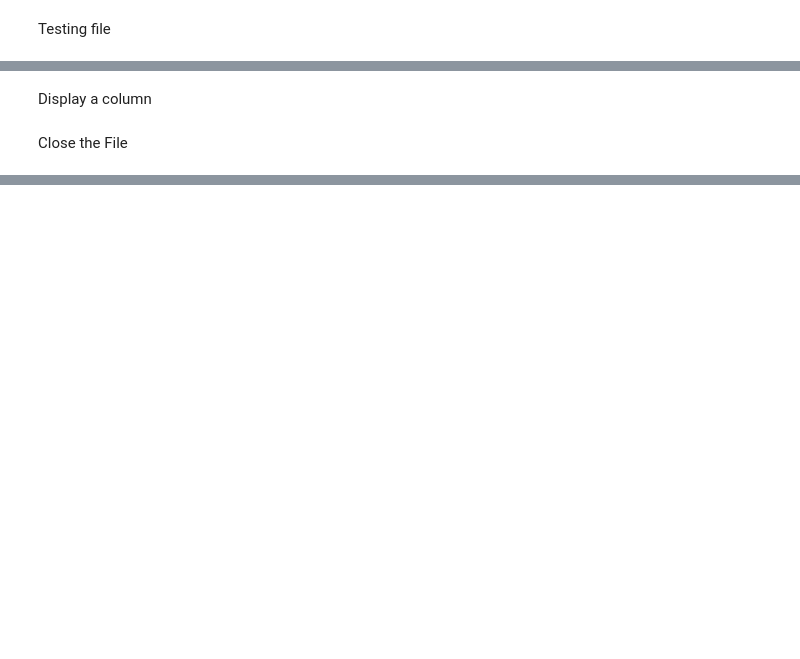
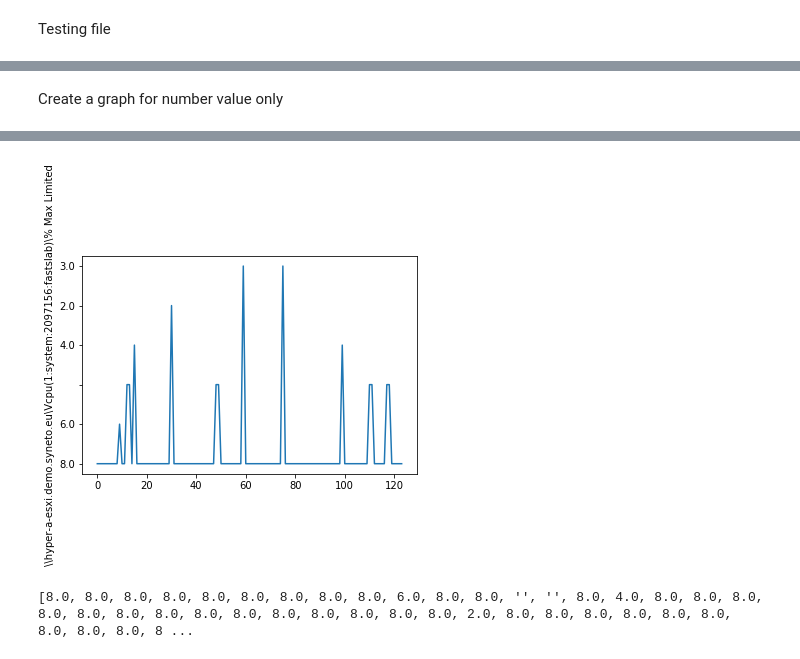
Before and after one commit to GenericError404/Syneto.collab, a Jupyter notebook: Syneto_Internship_Antoine_VILLAUME.ipynb, the cells around one changed output, grey strips where cells are left out. Cells and saved outputs as stored; diff of their text form; code cells hidden in the pictures; blank space fills up the shorter version.

```diff
--- a/Syneto_Internship_Antoine_VILLAUME.ipynb
+++ b/Syneto_Internship_Antoine_VILLAUME.ipynb
@@ -82,5 +140,52 @@ accounts_1.csv
 --------------
-# %% [markdown]
-Display a column
-# %% [markdown]
-Close the File
+# %% [markdown]
+Create a graph for number value only
+# %%
+import matplotlib.pyplot as plt
+import os
+research = input()
+cutresearch = research.replace(' ','')
+cutresearch = cutresearch.replace('\n','')
+result = ''
+
+for nameFile in os.listdir('./'):
+  colId=[-1]
+  index=0
+  if '.csv' in nameFile:
+    file=open(nameFile, 'r')
+    print(nameFile)
+    ligne = file.readline()
+    ligne = ligne.split(',')
+    for i in ligne:
+
+      i = i.replace(' ','')
+      i = i.replace('\n','')
+      if i==cutresearch:
+        colId[0]=index
+      index = index+1
+    if colId[0] > -1:
+      for ligne in file.readlines():
+        #ligne[colId[0]] = ligne[colId[0]].replace('"','')
+        result ='{0},{1}'.format(result,ligne[colId[0]])
+    else:
+      print("there is no column like'", research,"")
+    file.close()
+research = research.replace('"','')
+result = result.replace('{0},'.format(research), '')
+result = result.split(',')
+del result[0]
+
+y=0
+for j in result:
+  try:
+    result[y] = float(j)
+  except:
+    print('Something went wrong with a value')
+    print(j)
+  y = y + 1
+
+plt.plot(result)
+plt.ylabel(research)
+plt.show()
+print(result)
+# %% [output]
@@ -86,0 +209,2 @@ Close the File
+[figure, added]
+[8.0, 8.0, 8.0, 8.0, 8.0, 8.0, 8.0, 8.0, 8.0, 6.0, 8.0, 8.0, '', '', 8.0, 4.0, 8.0, 8.0, 8.0, 8.0, 8.0, 8.0, 8.0, 8.0, 8.0, 8.0, 8.0, 8.0, 8.0, 8.0, 2.0, 8.0, 8.0, 8.0, 8.0, 8.0, 8.0, 8.0, 8.0, 8.0, 8 ...
```
Also changed, not shown: parts of 5 cells of this notebook.
